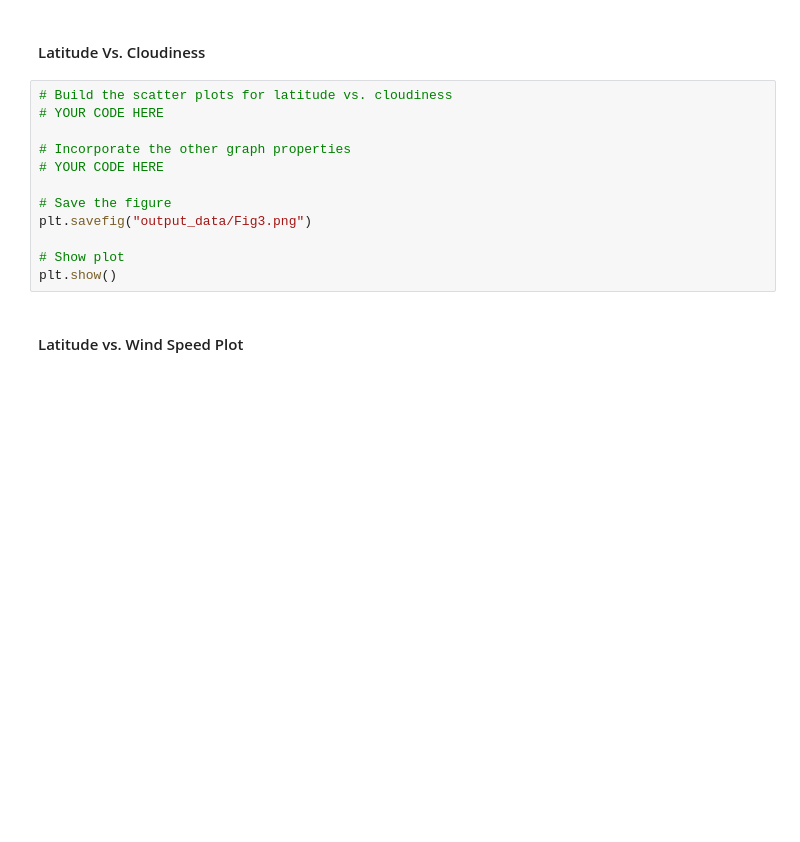
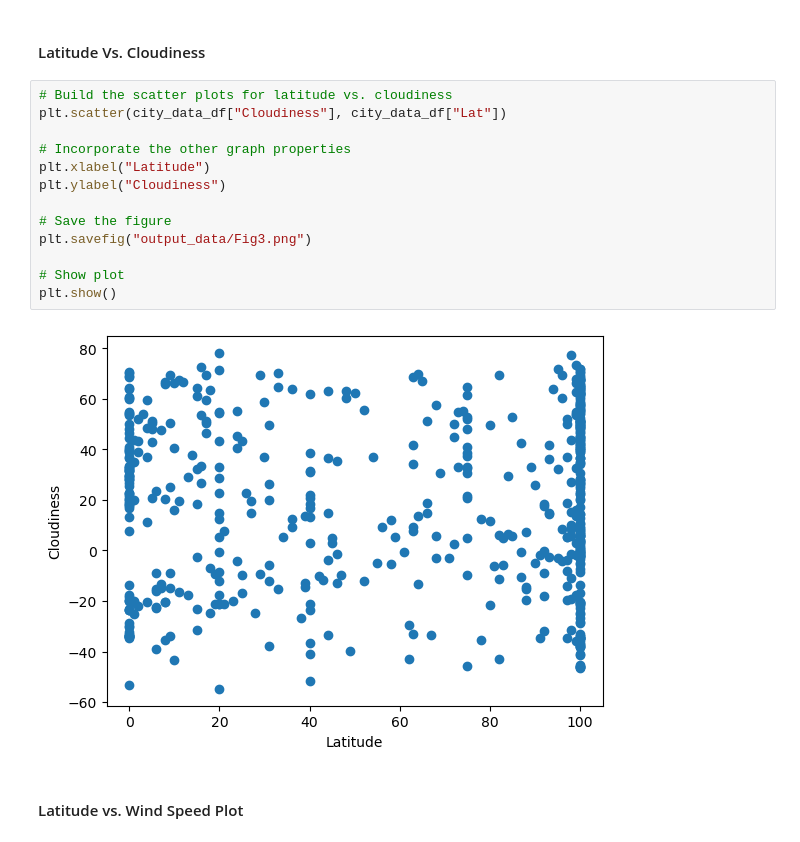
Before and after one commit to johnsonjulien/python-api-challenge, a Jupyter notebook: WeatherPy.ipynb, the cells around one changed output. Drawn from its saved outputs; the diff is of its cells as text; blank space fills up the shorter version.

```diff
--- a/WeatherPy.ipynb
+++ b/WeatherPy.ipynb
@@ -180,16 +244,19 @@ plt.show()
 #### Latitude Vs. Cloudiness
 # %%
 # Build the scatter plots for latitude vs. cloudiness
-# YOUR CODE HERE
+plt.scatter(city_data_df["Cloudiness"], city_data_df["Lat"])
 
 # Incorporate the other graph properties
-# YOUR CODE HERE
+plt.xlabel("Latitude")
+plt.ylabel("Cloudiness")
 
 # Save the figure
 plt.savefig("output_data/Fig3.png")
 
 # Show plot
 plt.show()
+# %% [output]
+[figure, added]
 # %% [markdown]
 #### Latitude vs. Wind Speed Plot
 # %%
```
Also changed, not shown: parts of 35 cells of this notebook, 7 other files.
